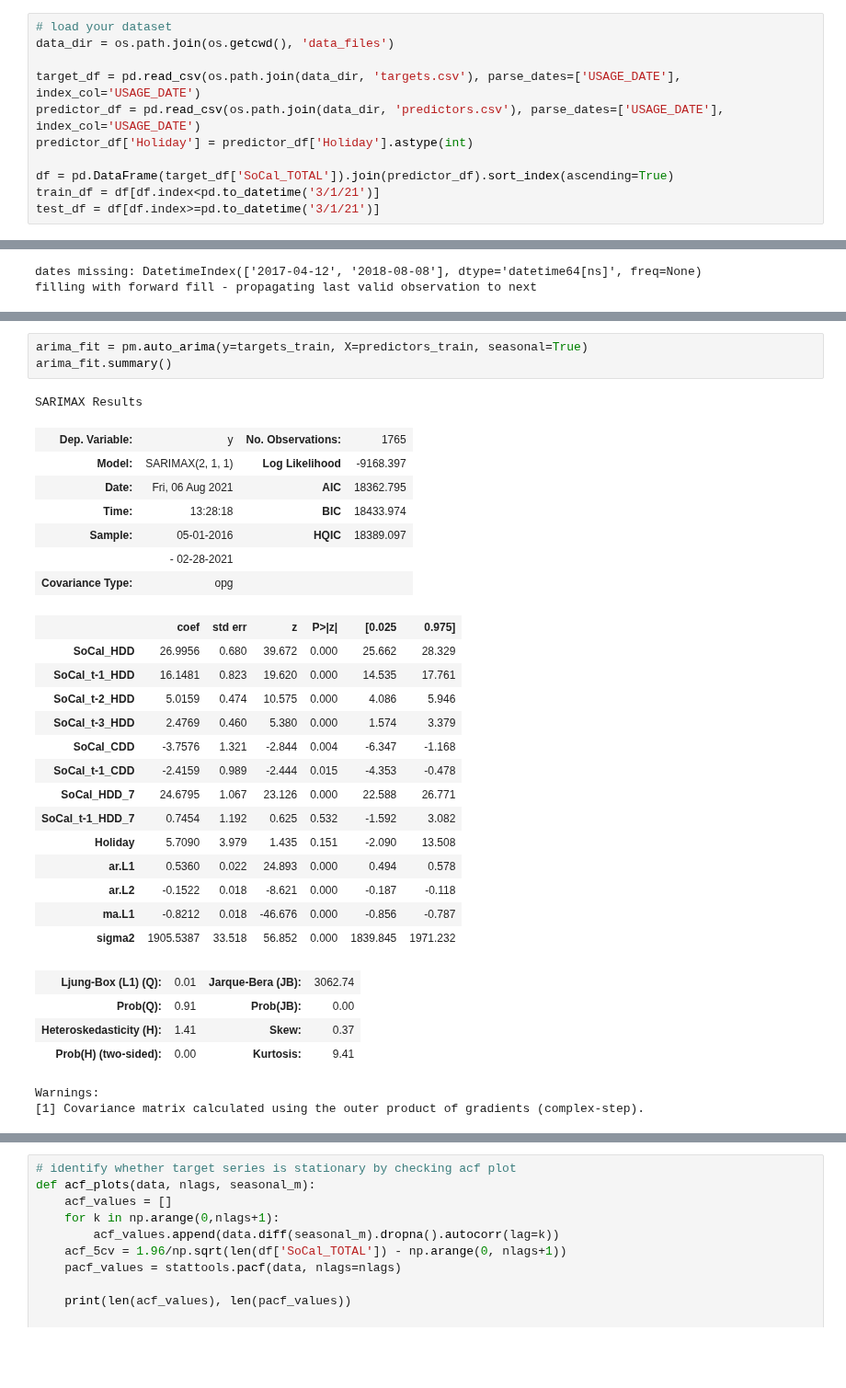
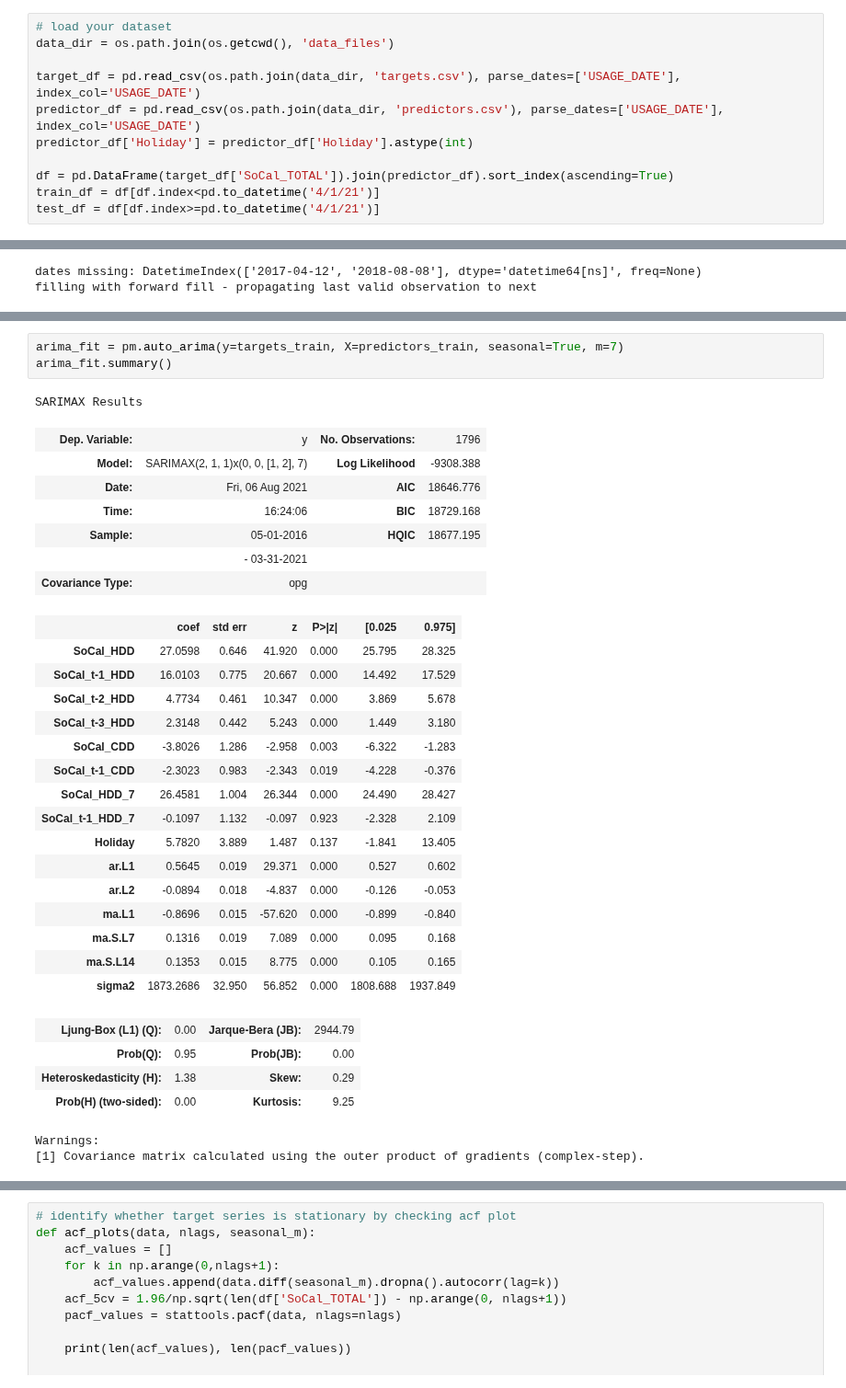
Before and after one commit to jacheung/bookshelf, a Jupyter notebook: Forecasting_101/forecasting-arima.ipynb, the cells around one changed output, grey strips where cells are left out. Shown at 92% size. Saved outputs shown, nothing was run; the diff lists cells and outputs as text; blank space fills up the shorter version.

```diff
--- a/Forecasting_101/forecasting-arima.ipynb
+++ b/Forecasting_101/forecasting-arima.ipynb
@@ -37,8 +37,8 @@ predictor_df = pd.read_csv(os.path.join(data_dir, 'predictors.csv'), parse_dates
 predictor_df['Holiday'] = predictor_df['Holiday'].astype(int)
 
 df = pd.DataFrame(target_df['SoCal_TOTAL']).join(predictor_df).sort_index(ascending=True)
-train_df = df[df.index<pd.to_datetime('3/1/21')]
-test_df = df[df.index>=pd.to_datetime('3/1/21')]
+train_df = df[df.index<pd.to_datetime('4/1/21')]
+test_df = df[df.index>=pd.to_datetime('4/1/21')]
 # %%
 region = 'SoCal' # can be SD or SoCal
 # recapitulating vbDLFM with lags
@@ -106,33 +111,35 @@ smax.mle_retvals
 # %%
-arima_fit = pm.auto_arima(y=targets_train, X=predictors_train, seasonal=True)
+arima_fit = pm.auto_arima(y=targets_train, X=predictors_train, seasonal=True, m=7)
 arima_fit.summary()
 # %% [output]
 SARIMAX Results
-| Dep. Variable: | y | No. Observations: | 1765 |
-| Model: | SARIMAX(2, 1, 1) | Log Likelihood | -9168.397 |
-| Date: | Fri, 06 Aug 2021 | AIC | 18362.795 |
-| Time: | 13:28:18 | BIC | 18433.974 |
-| Sample: | 05-01-2016 | HQIC | 18389.097 |
-|  | - 02-28-2021 |  |  |
+| Dep. Variable: | y | No. Observations: | 1796 |
+| Model: | SARIMAX(2, 1, 1)x(0, 0, [1, 2], 7) | Log Likelihood | -9308.388 |
+| Date: | Fri, 06 Aug 2021 | AIC | 18646.776 |
+| Time: | 16:24:06 | BIC | 18729.168 |
+| Sample: | 05-01-2016 | HQIC | 18677.195 |
+|  | - 03-31-2021 |  |  |
 | Covariance Type: | opg |  |  |
 |  | coef | std err | z | P>|z| | [0.025 | 0.975] |
-| SoCal_HDD | 26.9956 | 0.680 | 39.672 | 0.000 | 25.662 | 28.329 |
-| SoCal_t-1_HDD | 16.1481 | 0.823 | 19.620 | 0.000 | 14.535 | 17.761 |
-| SoCal_t-2_HDD | 5.0159 | 0.474 | 10.575 | 0.000 | 4.086 | 5.946 |
-| SoCal_t-3_HDD | 2.4769 | 0.460 | 5.380 | 0.000 | 1.574 | 3.379 |
-| SoCal_CDD | -3.7576 | 1.321 | -2.844 | 0.004 | -6.347 | -1.168 |
-| SoCal_t-1_CDD | -2.4159 | 0.989 | -2.444 | 0.015 | -4.353 | -0.478 |
-| SoCal_HDD_7 | 24.6795 | 1.067 | 23.126 | 0.000 | 22.588 | 26.771 |
-| SoCal_t-1_HDD_7 | 0.7454 | 1.192 | 0.625 | 0.532 | -1.592 | 3.082 |
-| Holiday | 5.7090 | 3.979 | 1.435 | 0.151 | -2.090 | 13.508 |
-| ar.L1 | 0.5360 | 0.022 | 24.893 | 0.000 | 0.494 | 0.578 |
-| ar.L2 | -0.1522 | 0.018 | -8.621 | 0.000 | -0.187 | -0.118 |
-| ma.L1 | -0.8212 | 0.018 | -46.676 | 0.000 | -0.856 | -0.787 |
-| sigma2 | 1905.5387 | 33.518 | 56.852 | 0.000 | 1839.845 | 1971.232 |
+| SoCal_HDD | 27.0598 | 0.646 | 41.920 | 0.000 | 25.795 | 28.325 |
+| SoCal_t-1_HDD | 16.0103 | 0.775 | 20.667 | 0.000 | 14.492 | 17.529 |
+| SoCal_t-2_HDD | 4.7734 | 0.461 | 10.347 | 0.000 | 3.869 | 5.678 |
+| SoCal_t-3_HDD | 2.3148 | 0.442 | 5.243 | 0.000 | 1.449 | 3.180 |
+| SoCal_CDD | -3.8026 | 1.286 | -2.958 | 0.003 | -6.322 | -1.283 |
+| SoCal_t-1_CDD | -2.3023 | 0.983 | -2.343 | 0.019 | -4.228 | -0.376 |
+| SoCal_HDD_7 | 26.4581 | 1.004 | 26.344 | 0.000 | 24.490 | 28.427 |
+| SoCal_t-1_HDD_7 | -0.1097 | 1.132 | -0.097 | 0.923 | -2.328 | 2.109 |
+| Holiday | 5.7820 | 3.889 | 1.487 | 0.137 | -1.841 | 13.405 |
+| ar.L1 | 0.5645 | 0.019 | 29.371 | 0.000 | 0.527 | 0.602 |
+| ar.L2 | -0.0894 | 0.018 | -4.837 | 0.000 | -0.126 | -0.053 |
+| ma.L1 | -0.8696 | 0.015 | -57.620 | 0.000 | -0.899 | -0.840 |
+| ma.S.L7 | 0.1316 | 0.019 | 7.089 | 0.000 | 0.095 | 0.168 |
+| ma.S.L14 | 0.1353 | 0.015 | 8.775 | 0.000 | 0.105 | 0.165 |
+| sigma2 | 1873.2686 | 32.950 | 56.852 | 0.000 | 1808.688 | 1937.849 |
-| Ljung-Box (L1) (Q): | 0.01 | Jarque-Bera (JB): | 3062.74 |
-| Prob(Q): | 0.91 | Prob(JB): | 0.00 |
-| Heteroskedasticity (H): | 1.41 | Skew: | 0.37 |
-| Prob(H) (two-sided): | 0.00 | Kurtosis: | 9.41 |
+| Ljung-Box (L1) (Q): | 0.00 | Jarque-Bera (JB): | 2944.79 |
+| Prob(Q): | 0.95 | Prob(JB): | 0.00 |
+| Heteroskedasticity (H): | 1.38 | Skew: | 0.29 |
+| Prob(H) (two-sided): | 0.00 | Kurtosis: | 9.25 |
 Warnings:
 [1] Covariance matrix calculated using the outer product of gradients (complex-step).
 # %%
```
Also changed, not shown: parts of 5 cells of this notebook.
